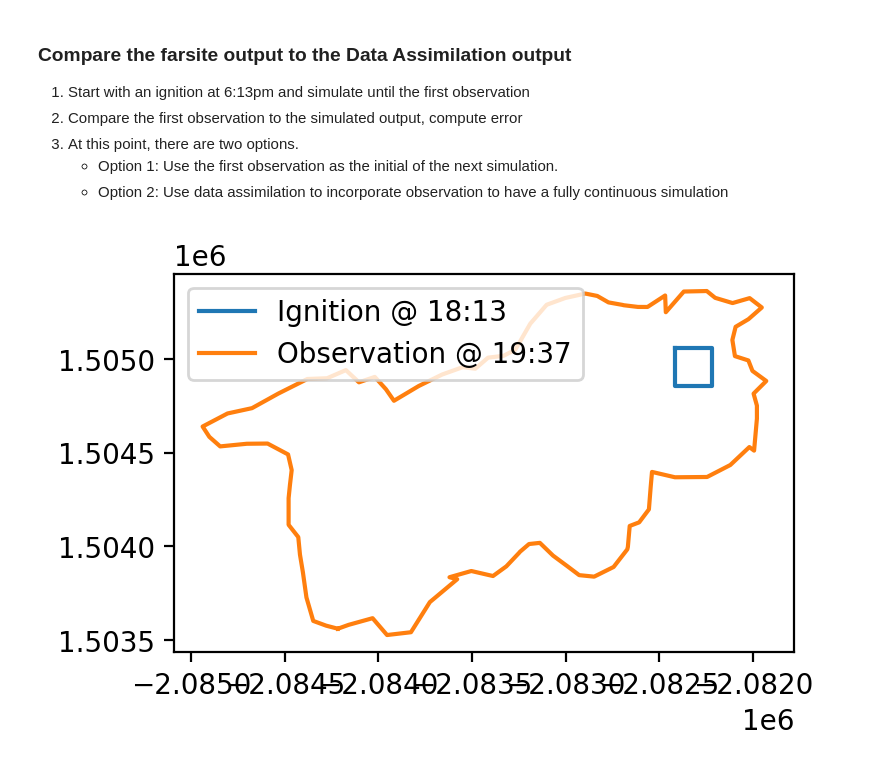
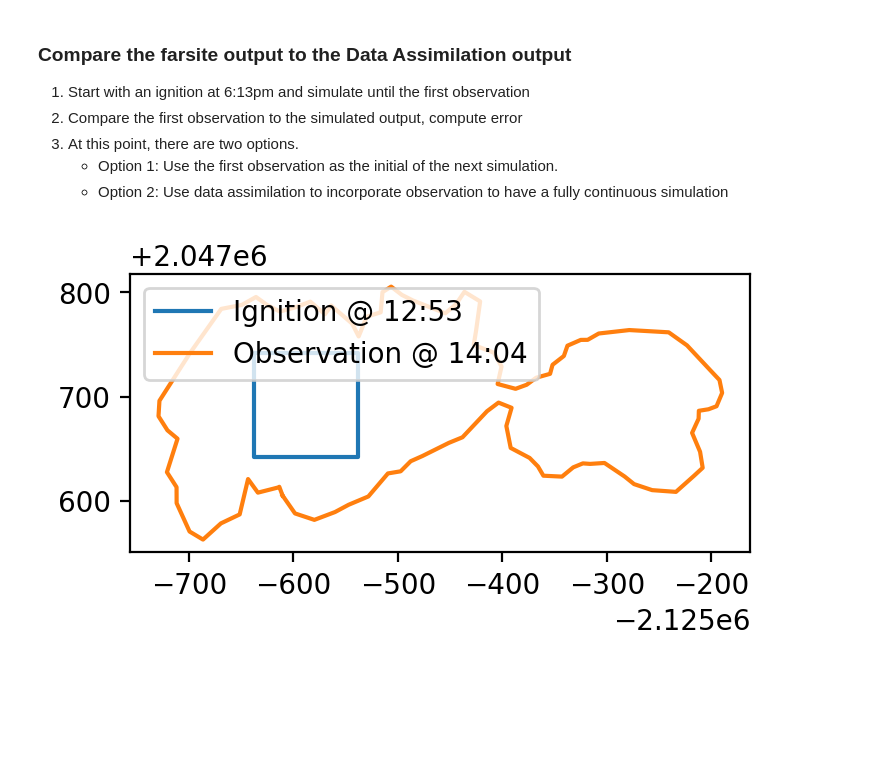
Before and after one commit to tolgacaglar/farsite-devAPI, a Jupyter notebook: src/Data Assimilation Workflow Cleanup - Global Wind.ipynb, the cells around one changed output. Cells and saved outputs as stored; diff of their text form; code cells hidden in the pictures; blank space fills up the shorter version.

Commit message:
working on Bridge fire

```diff
--- a/src/Data Assimilation Workflow Cleanup - Global Wind.ipynb
+++ b/src/Data Assimilation Workflow Cleanup - Global Wind.ipynb
@@ -23,7 +23,8 @@ warnings.filterwarnings('ignore')
 from multiprocessing import Pool
 import contextily as ctx
 
-description = 'Maria2019'
+# description = 'Maria2019'
+description = 'Bridge2021'
 # %%
 def calculate(initialidx,
               observeidx,
@@ -348,48 +356,48 @@ ctx.add_basemap(ax=ax, source=ctx.providers.CartoDB.Voyager, crs='EPSG:5070')
    - Option 1: Use the first observation as the initial of the next simulation.
    - Option 2: Use data assimilation to incorporate observation to have a fully continuous simulation
 # %%
-# Maria ignition
-ignition_timepoint = timestamps[0].replace(hour=18, minute=13)
-x,y = (-2084217.1484733422, 1503560.461310427)
-width = 200
-xshift = 2000
-yshift = 1500
-
-
-# # Bridge2021 ignition
-# ignition_timepoint = timestamps[0].replace(hour=12, minute=53)
-# x,y = x,y = observations[0].centroid.x, observations[0].centroid.y
-# width = 100
-# xshift = -50
-# yshift = 50
+if description == 'Maria2019':
+    # Maria ignition
+    ignition_timepoint = timestamps[0].replace(hour=18, minute=13)
+    x,y = (-2084217.1484733422, 1503560.461310427)
+    width = 200
+    xshift = 2000
+    yshift = 1500
+elif description == 'Bridge2021':
+    # Bridge2021 ignition
+    ignition_timepoint = timestamps[0].replace(hour=12, minute=53)
+    x,y = x,y = observations[0].centroid.x, observations[0].centroid.y
+    width = 100
+    xshift = -50
+    yshift = 50
 
 
 
 # River2021 ignition
 # ignition_timepoint = timestamps[0].replace(hour=14, minute=0)
 # x,y = x,y = observations[0].centroid.x, observations[0].centroid.y
 # width = 100
 # xshift = -1200
 # yshift = -2000
 
 x += xshift
 y+= yshift
 ignition = Polygon([(x-width, y), (x, y), (x,y-width), (x-width, y-width)])
 
 fig, ax = plt.subplots(1,1, figsize=(4,4), dpi=200)
 plot_geometry(ignition, ax=ax, label=f'Ignition @ {ignition_timepoint.strftime("%H:%M")}')
 plot_geometry(observations[0], ax=ax, label=f'Observation @ {timestamps[0].strftime("%H:%M")}')
 ax.legend(loc='upper left')
 
 model_output_lst = []
 adjusted_geom_lst = []
 X_lst = []
 xkhat_ensemble_lst = []
 xkphat_ensemble_lst = []
 ykhat_ensemble_lst = []
 zkphat_ensemble_lst = []
 # %% [output]
-[figure, old version]
+[figure, new version]
 # %%
 # Run farsite from ignition to the first observation
 dt = timestamps[0] - ignition_timepoint
```
Also changed, not shown: parts of 9 cells of this notebook, 8 other files.
